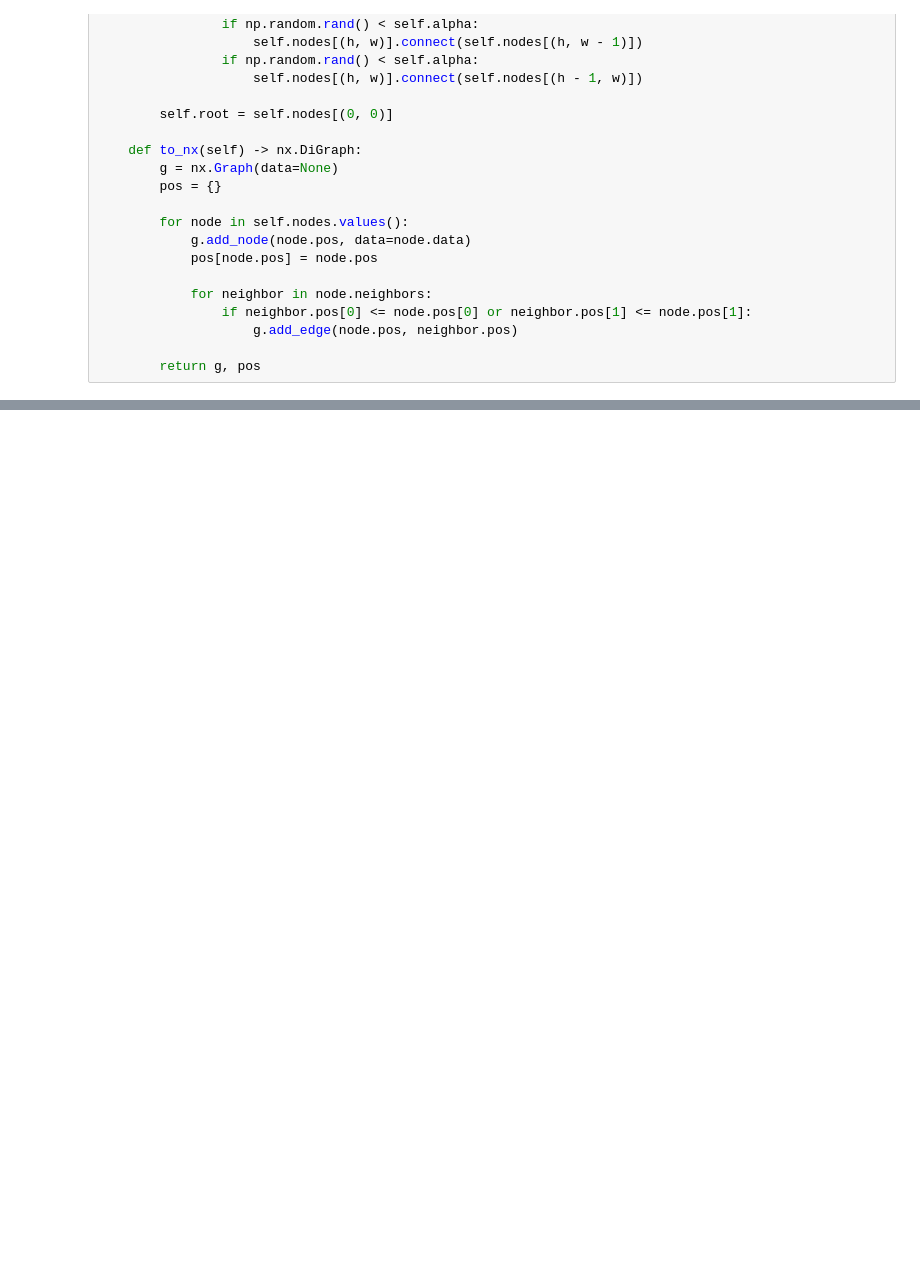
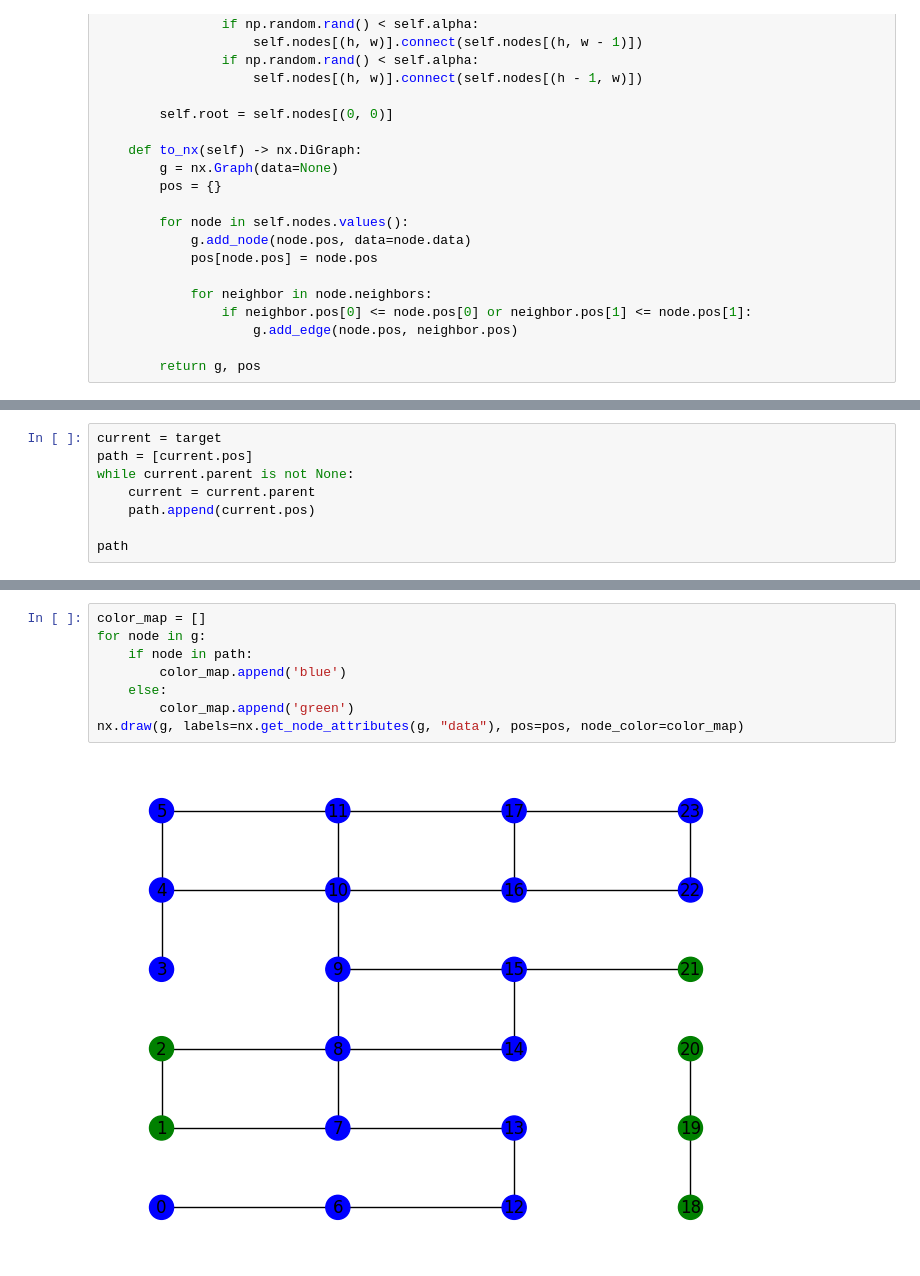
Before and after one commit to sh-am-si/algorithms, a Jupyter notebook: notebooks/nb_grok_dfs.ipynb, the cells around one changed output, grey strips where cells are left out. Drawn from its saved outputs; the diff is of its cells as text; blank space fills up the shorter version.

```diff
--- a/notebooks/nb_grok_dfs.ipynb
+++ b/notebooks/nb_grok_dfs.ipynb
@@ -91,0 +146,8 @@ nx.draw(g, labels=nx.get_node_attributes(g, "data"), pos=pos)
+# %%
+current = target
+path = [current.pos]
+while current.parent is not None:
+    current = current.parent
+    path.append(current.pos)
+
+path
@@ -91,0 +173,10 @@ nx.draw(g, labels=nx.get_node_attributes(g, "data"), pos=pos)
+# %%
+color_map = []
+for node in g:
+    if node in path:
+        color_map.append('blue')
+    else:
+        color_map.append('green')
+nx.draw(g, labels=nx.get_node_attributes(g, "data"), pos=pos, node_color=color_map)
+# %% [output]
+[figure, added]
```
Also changed, not shown: parts of 11 cells of this notebook, 12 other files.
